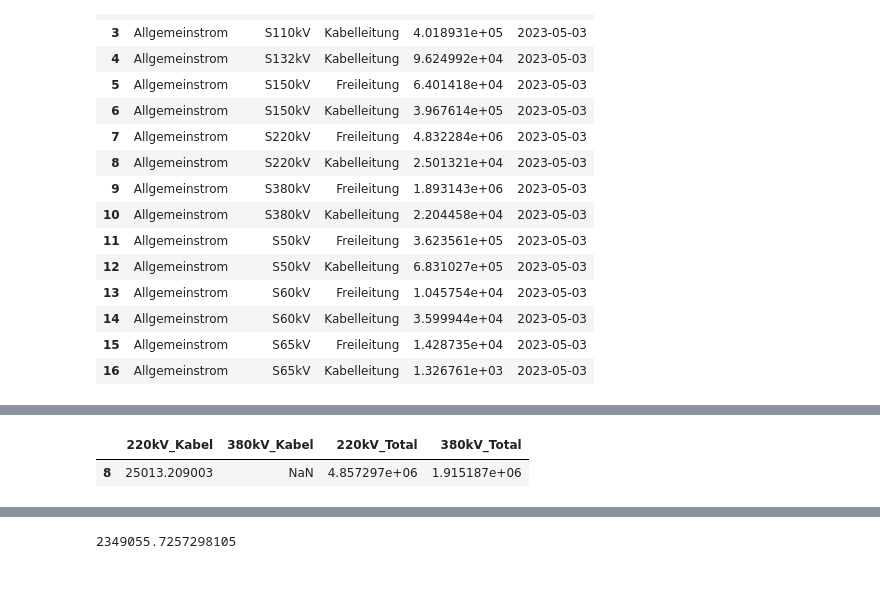
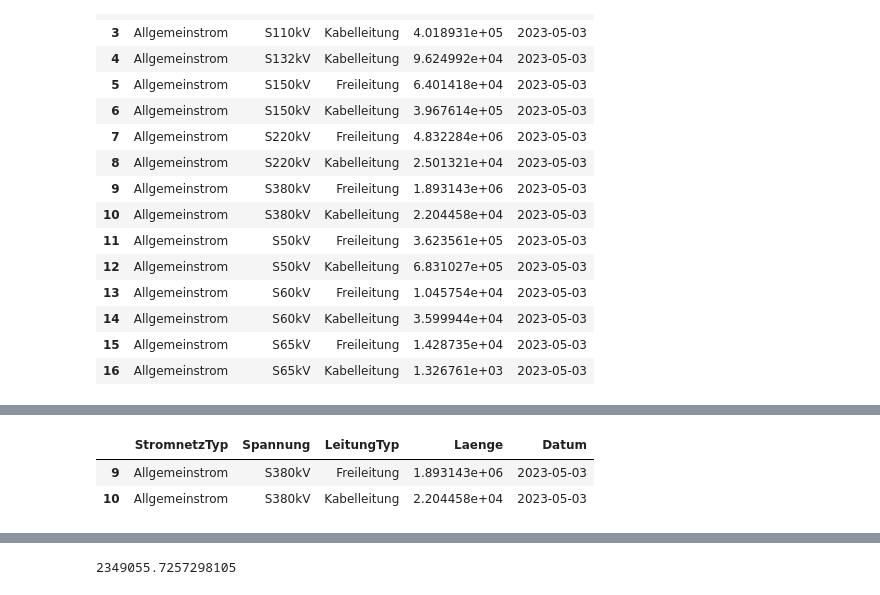
Before and after one commit to SFOE/KeyFiguresElectricalInstallations, a Jupyter notebook: KeyFiguresElectricalInstallations36kV.ipynb, the cells around one changed output, grey strips where cells are left out. Saved outputs shown, nothing was run; the diff lists cells and outputs as text; code cells hidden in the pictures.

```diff
--- a/KeyFiguresElectricalInstallations36kV.ipynb
+++ b/KeyFiguresElectricalInstallations36kV.ipynb
@@ -133,14 +125,9 @@ df66
 # %%
 dfLeitungStorymap = pd.DataFrame()
-# %%
-dfLeitungStorymap['220kV_Kabel'] = dfLeitungKPI.loc[(dfLeitungKPI['StromnetzTyp']=='Allgemeinstrom') & (dfLeitungKPI['Spannung']=='S220kV') & (dfLeitungKPI['LeitungTyp']=='Kabelleitung')]['Laenge']
-dfLeitungStorymap['380kV_Kabel'] = dfLeitungKPI.loc[(dfLeitungKPI['StromnetzTyp']=='Allgemeinstrom') & (dfLeitungKPI['Spannung']=='S380kV') & (dfLeitungKPI['LeitungTyp']=='Kabelleitung')]['Laenge']
-
-
-dfLeitungStorymap['220kV_Total'] = dfLeitungKPI.loc[(dfLeitungKPI['StromnetzTyp']=='Allgemeinstrom') & (dfLeitungKPI['Spannung']=='S220kV')]['Laenge'].sum()
-dfLeitungStorymap['380kV_Total'] = dfLeitungKPI.loc[(dfLeitungKPI['StromnetzTyp']=='Allgemeinstrom') & (dfLeitungKPI['Spannung']=='S380kV')]['Laenge'].sum()
-
-dfLeitungStorymap
-# %% [output]
-|  | 220kV_Kabel | 380kV_Kabel | 220kV_Total | 380kV_Total |
-| 8 | 25013.209003 | NaN | 4.857297e+06 | 1.915187e+06 |
+# %%
+df220
+df380
+# %% [output]
+|  | StromnetzTyp | Spannung | LeitungTyp | Laenge | Datum |
+| 9 | Allgemeinstrom | S380kV | Freileitung | 1.893143e+06 | 2023-05-03 |
+| 10 | Allgemeinstrom | S380kV | Kabelleitung | 2.204458e+04 | 2023-05-03 |
```
Also changed, not shown: parts of 7 cells of this notebook.
